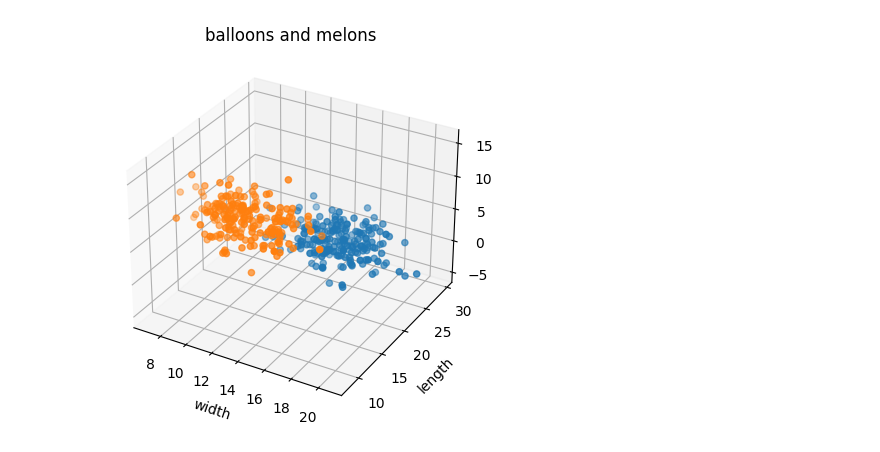
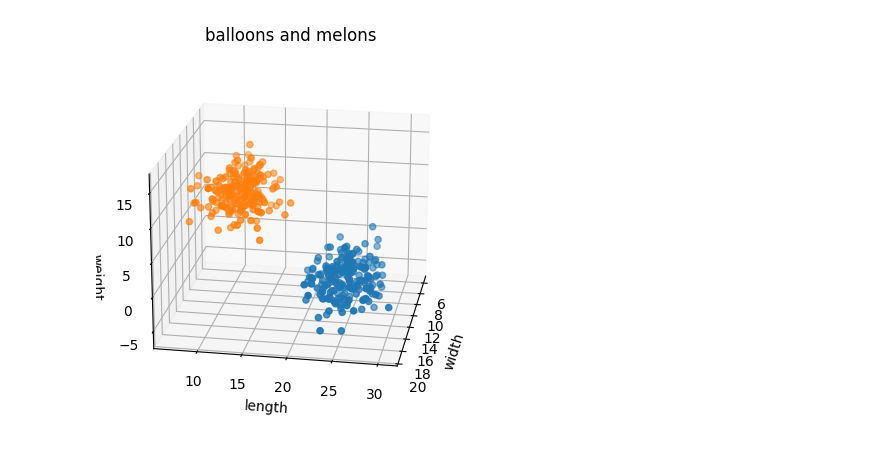
Before and after one commit to MSaberian/PyLearnDataScience, a Jupyter notebook: PyLearnMLDataScience/balloons_melons.ipynb, the cells around one changed output. Saved outputs shown, nothing was run; the diff lists cells and outputs as text; code cells hidden in the pictures.

```diff
--- a/PyLearnMLDataScience/balloons_melons.ipynb
+++ b/PyLearnMLDataScience/balloons_melons.ipynb
@@ -4,25 +4,27 @@ import numpy as np
 # %%
 fig = plt.figure()
 ax = fig.add_subplot(projection='3d')
 
 n = 200
 std = 2
 
 xs = np.random.normal(15, std, n)
 ys = np.random.normal(25, std, n)
 zs = np.random.normal(.05, std, n)
 ax.scatter(xs, ys, zs, marker='o')
 
 xs = np.random.normal(12.5, std, n)
 ys = np.random.normal(12.5, std, n)
 zs = np.random.normal(10, std, n)
 ax.scatter(xs, ys, zs, marker='o')
 
 ax.set_xlabel('width')
 ax.set_ylabel('length')
 ax.set_zlabel('weight')
 
+ax.view_init(20,10)
+
 plt.title('balloons and melons')
 plt.show()
 # %% [output]
-[figure, old version]
+[figure, new version]
```
Also changed, not shown: 1 other file.
